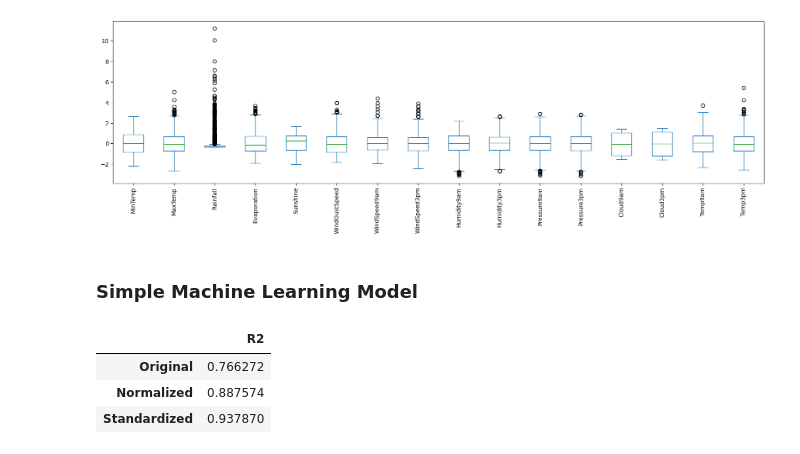
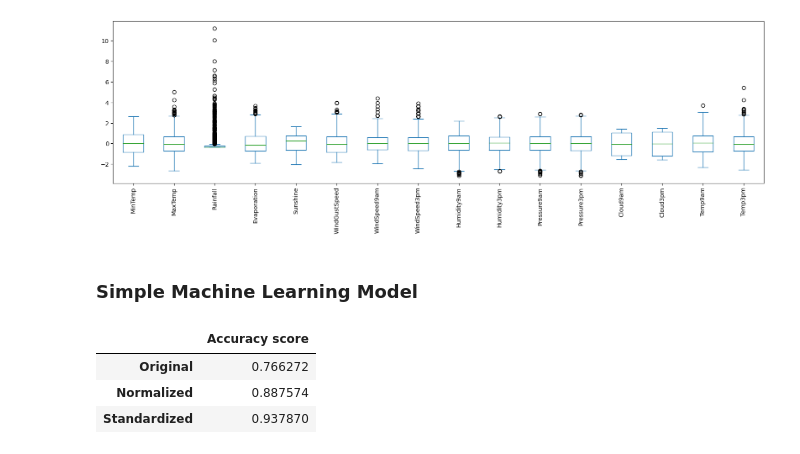
Before and after one commit to Abisoyesam/DS-ML-DL-tuts, a Jupyter notebook: DS With Rune/Lesson 13.ipynb, the cells around one changed output. Drawn from its saved outputs; the diff is of its cells as text; code cells hidden in the pictures.

```diff
--- a/DS With Rune/Lesson 13.ipynb
+++ b/DS With Rune/Lesson 13.ipynb
@@ -186,24 +186,24 @@ pd.DataFrame(X_train_stand,columns=X_train.columns).plot.box(figsize=(20,5),rot=
 # %%
 from sklearn.svm import SVC
 from sklearn.metrics import accuracy_score
 
 score = []
 
 trainX = [X_train,X_train_norm,X_train_stand]
 testX = [X_test,X_test_norm,X_test_stand]
 
 for train, test in zip(trainX,testX):
     svc = SVC()
 
     svc.fit(train,y_train)
     y_pred = svc.predict(test)
 
     score.append(accuracy_score(y_test,y_pred))
 
-df_var = pd.DataFrame({'R2': score},index=['Original','Normalized','Standardized'])
+df_var = pd.DataFrame({'Accuracy score': score},index=['Original','Normalized','Standardized'])
 df_var
 # %% [output]
-|  | R2 |
+|  | Accuracy score |
 | Original | 0.766272 |
 | Normalized | 0.887574 |
 | Standardized | 0.937870 |
```
Also changed, not shown: 1 other file.
